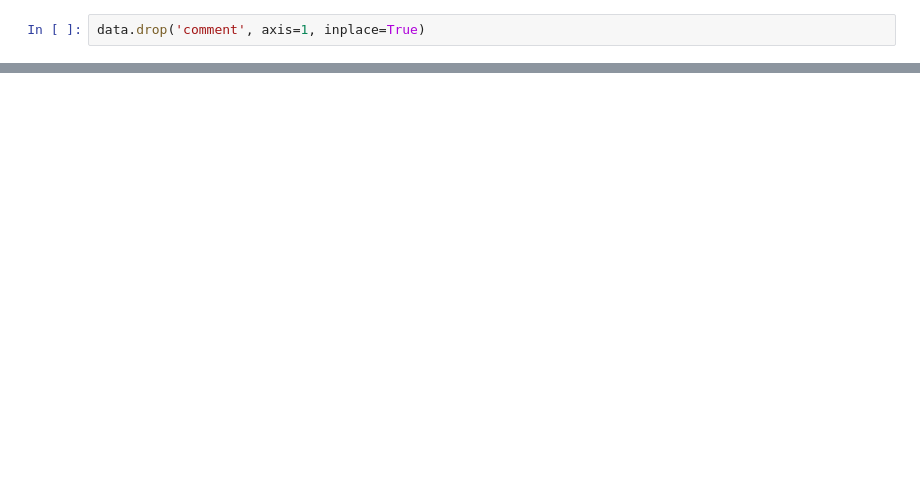
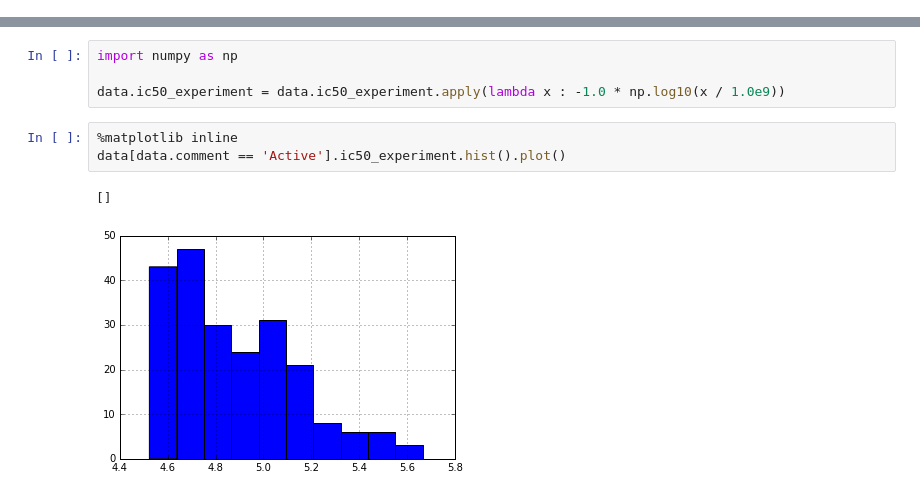
Before and after one commit to martin-sicho/MI_ADM, a Jupyter notebook: learn.ipynb, the cells around one changed output, grey strips where cells are left out. Saved outputs shown, nothing was run; the diff lists cells and outputs as text; blank space fills up the shorter version.

```diff
--- a/learn.ipynb
+++ b/learn.ipynb
@@ -30,2 +33,0 @@ array(['Unspecified'], dtype=object)
-# %%
-data.drop('comment', axis=1, inplace=True)
@@ -35,0 +46,10 @@ data.shape
+# %%
+import numpy as np
+
+data.ic50_experiment = data.ic50_experiment.apply(lambda x : -1.0 * np.log10(x / 1.0e9))
+# %%
+%matplotlib inline
+data[data.comment == 'Active'].ic50_experiment.hist().plot()
+# %% [output]
+[]
+[figure, added]
```
Also changed, not shown: parts of 14 cells of this notebook, 1 other file.
